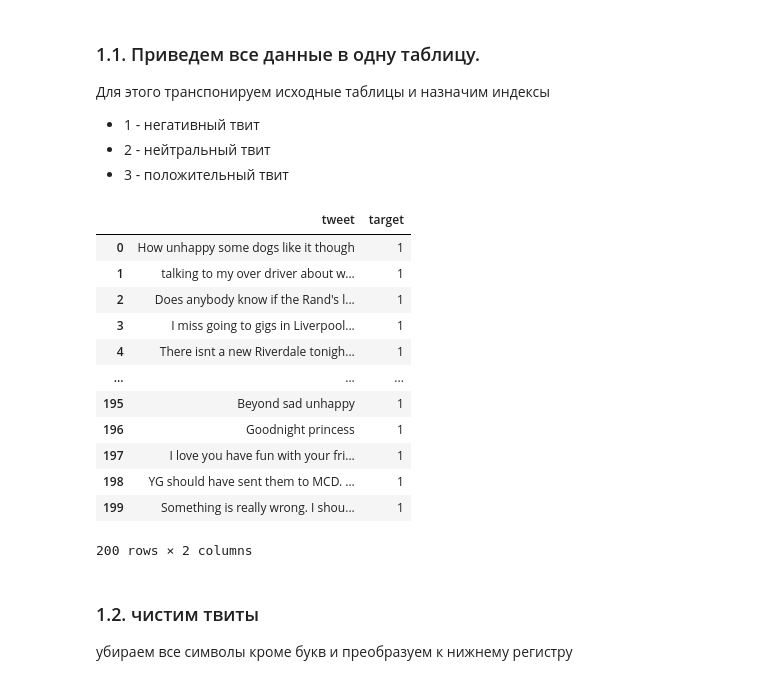
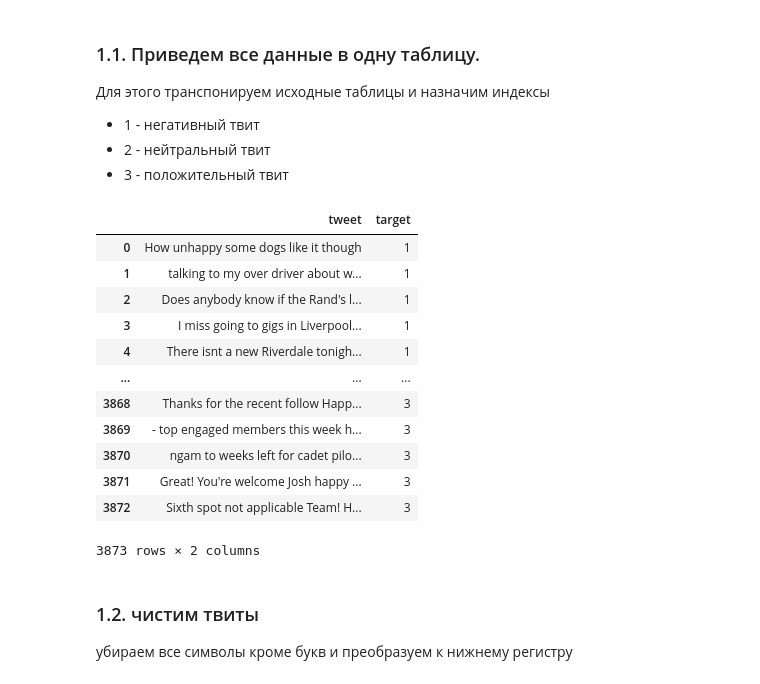
Before and after one commit to KolyaDavydov/DS_01_Twits, a Jupyter notebook: src/ds_01.ipynb, the cells around one changed output. Drawn from its saved outputs; the diff is of its cells as text; code cells hidden in the pictures.

```diff
--- a/src/ds_01.ipynb
+++ b/src/ds_01.ipynb
@@ -59,24 +95,24 @@ def prepare_data(df, target_index):
 # %%
 negative_tweets = prepare_data(negative_tweets, target_index=1)
 neutral_tweets = prepare_data(neutral_tweets, target_index=2)
 positive_tweets = prepare_data(positive_tweets, target_index=3)
 
 df = pd.concat([negative_tweets, neutral_tweets, positive_tweets], ignore_index=True)
-df.head(200)
+df
 # %% [output]
 |  | tweet | target |
 | 0 | How unhappy some dogs like it though | 1 |
 | 1 | talking to my over driver about w... | 1 |
 | 2 | Does anybody know if the Rand's l... | 1 |
 | 3 | I miss going to gigs in Liverpool... | 1 |
 | 4 | There isnt a new Riverdale tonigh... | 1 |
 | ... | ... | ... |
-| 195 | Beyond sad unhappy | 1 |
-| 196 | Goodnight princess | 1 |
-| 197 | I love you have fun with your fri... | 1 |
-| 198 | YG should have sent them to MCD. ... | 1 |
-| 199 | Something is really wrong. I shou... | 1 |
+| 3868 | Thanks for the recent follow Happ... | 3 |
+| 3869 | - top engaged members this week h... | 3 |
+| 3870 | ngam to weeks left for cadet pilo... | 3 |
+| 3871 | Great! You're welcome Josh happy ... | 3 |
+| 3872 | Sixth spot not applicable Team! H... | 3 |
-200 rows × 2 columns
+3873 rows × 2 columns
 # %% [markdown]
 ### 1.2. чистим твиты
 убираем все символы кроме букв и преобразуем к нижнему регистру
```
Also changed, not shown: parts of 34 cells of this notebook.
